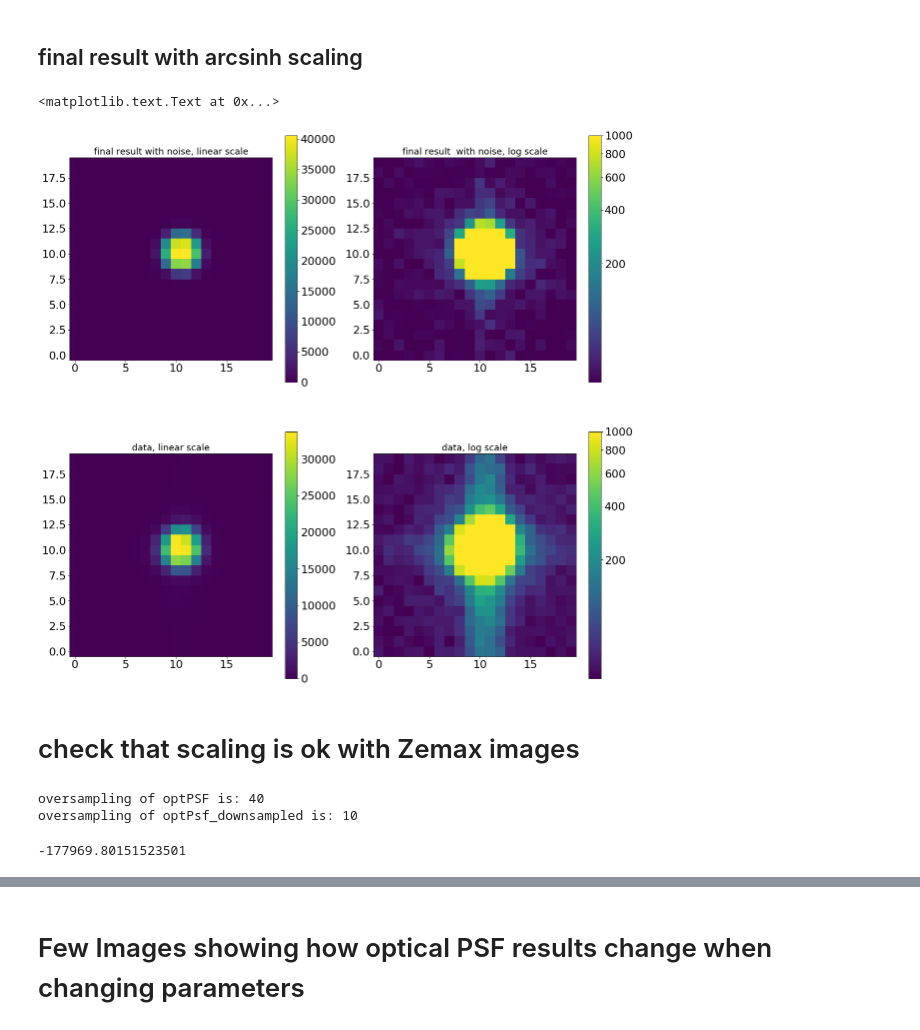
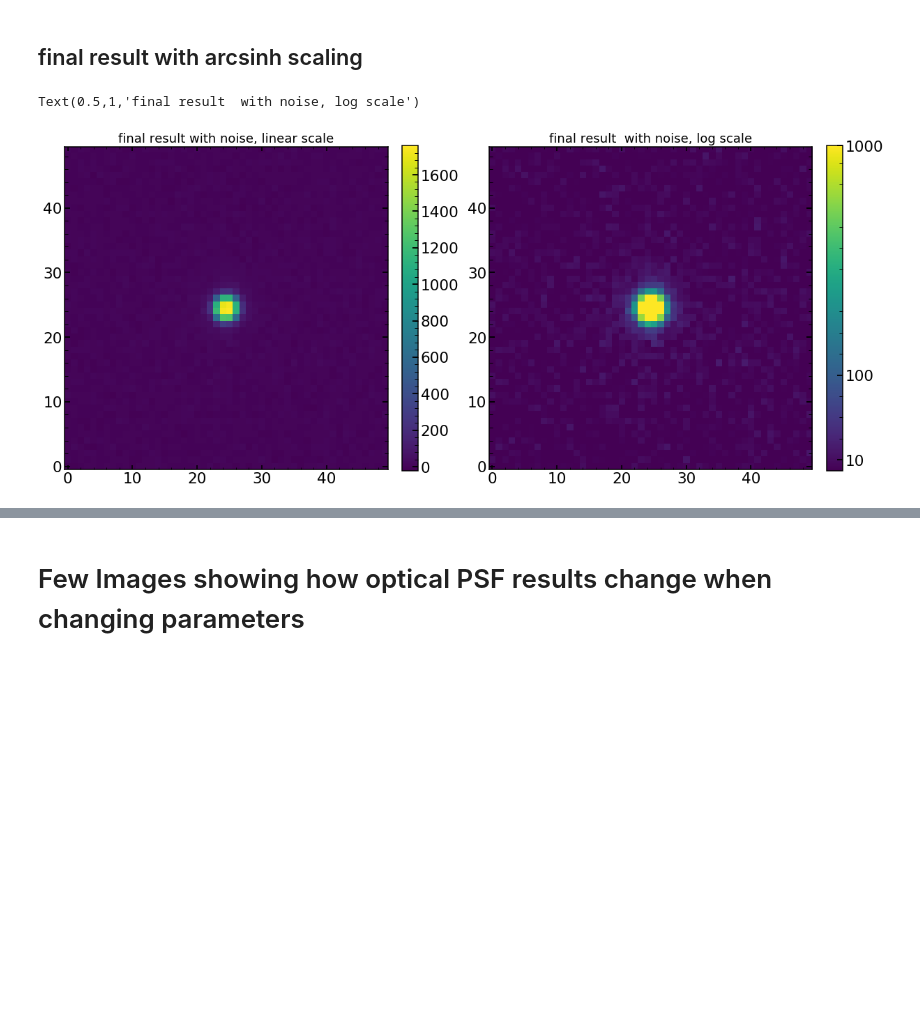
Before and after one commit to Subaru-PFS/dev_2ddrp, a Jupyter notebook: Zernike_code.ipynb, the cells around one changed output, grey strips where cells are left out. Drawn from its saved outputs; the diff is of its cells as text; code cells hidden in the pictures; blank space fills up the shorter version.

```diff
--- a/Zernike_code.ipynb
+++ b/Zernike_code.ipynb
@@ -1891,9 +358,8 @@ plt.title('final result, log scale', fontsize=18)
 # %%
 # this part adds noise to the perfect models
 
-# NOTE that this is not a fit - the values we supplied above were generally ok values, but not exact fit to the data
-# I show comparison to the data just for general sense
-# Also this data has not been cleaned in vertical direction, i.e., it still has contribution due to continuum
+# as a very simplified model, assume that the variance images is the same as the science image + some read noise
+var_image=optPsf_cut_fiber_convolved_downsampled+40
 
 artifical_noise_data=np.zeros((var_image.shape[0],var_image.shape[1]))
 for i in range(len(artifical_noise_data)):
@@ -1906,19 +372,11 @@ plt.subplot(221)
 plt.imshow(optPsf_cut_fiber_convolved_downsampled+artifical_noise_data,origin='lower')
 plt.colorbar()
 plt.title('final result with noise, linear scale', fontsize=18)
+cbar.set_ticks([10,10**2,10**3,10**4,10**5])
 
 plt.subplot(222)
 plt.imshow(optPsf_cut_fiber_convolved_downsampled+artifical_noise_data,origin='lower',norm=LogNorm(),vmin=np.max(optPsf_cut_fiber_convolved_downsampled)/10**5)
-plt.colorbar()
+cbar=plt.colorbar()
+cbar.set_ticks([10,10**2,10**3,10**4,10**5,10**6,10**7,10**8,10**9,10**10])
 plt.title('final result  with noise, log scale', fontsize=18)
-
-plt.subplot(223)
-plt.imshow(sci_image,origin='lower')
-plt.colorbar()
-plt.title('data, linear scale', fontsize=18)
-
-plt.subplot(224)
-plt.imshow(sci_image,origin='lower',norm=LogNorm(),vmin=np.max(sci_image)/10**5)
-plt.colorbar()
-plt.title('data, log scale', fontsize=18)
 # %% [output]
@@ -1931,48 +389,20 @@ plt.title('data, log scale', fontsize=18)
 from astropy.visualization import ( AsinhStretch,
                                    ImageNormalize)
 
-norm = ImageNormalize(sci_image, vmax=1000,
+norm = ImageNormalize(optPsf_cut_fiber_convolved_downsampled, vmax=1000,
                       stretch=AsinhStretch())
 # %%
 plt.figure(figsize=(20,20))
-plt.subplot(221)
+plt.subplot(121)
 plt.imshow(optPsf_cut_fiber_convolved_downsampled+artifical_noise_data,origin='lower')
-plt.colorbar()
+plt.colorbar(fraction=0.046, pad=0.04)
 plt.title('final result with noise, linear scale', fontsize=18)
 
-plt.subplot(222)
+plt.subplot(122)
 plt.imshow(optPsf_cut_fiber_convolved_downsampled+artifical_noise_data,origin='lower',norm=norm,vmin=np.max(optPsf_cut_fiber_convolved_downsampled)/10**5)
-plt.colorbar()
+cbar=plt.colorbar(fraction=0.046, pad=0.04)
+cbar.set_ticks([10,10**2,10**3,10**4,10**5,10**6,10**7,10**8,10**9,10**10])
 plt.title('final result  with noise, log scale', fontsize=18)
-
-plt.subplot(223)
-plt.imshow(sci_image,origin='lower')
-plt.colorbar()
-plt.title('data, linear scale', fontsize=18)
-
-plt.subplot(224)
-plt.imshow(sci_image,origin='lower', norm=norm,vmin=np.max(sci_image)/10**5)
-plt.colorbar()
-plt.title('data, log scale', fontsize=18)
 # %% [output]
-<matplotlib.text.Text at 0x...>
+Text(0.5,1,'final result  with noise, log scale')
-[figure, old version]
+[figure, new version]
-# %% [markdown]
-# check that scaling is ok with Zemax images
-# %%
-"""
-This is to check if the size of the created images is consistent with Zemax
-This image is created without obcuring structures (in both Zemax and this code) to ease comparison
-"""
-
-
-allparameters_proposal=np.array([-3.75,0.0,-0.021,0.0,-0.084,0.0,0.003,0.4705,
-                                 0.0,0.00,0.0,0.0,0.00,0.0,
-                                 0.0,0,
-                                 0.0,0.00,1,0.0,
-                                 0.999,0.45,1.0])
-model(allparameters_proposal)
-# %% [output]
-oversampling of optPSF is: 40
-oversampling of optPsf_downsampled is: 10
--177969.80151523501
```
Also changed, not shown: parts of 29 cells of this notebook, 3 other files.
